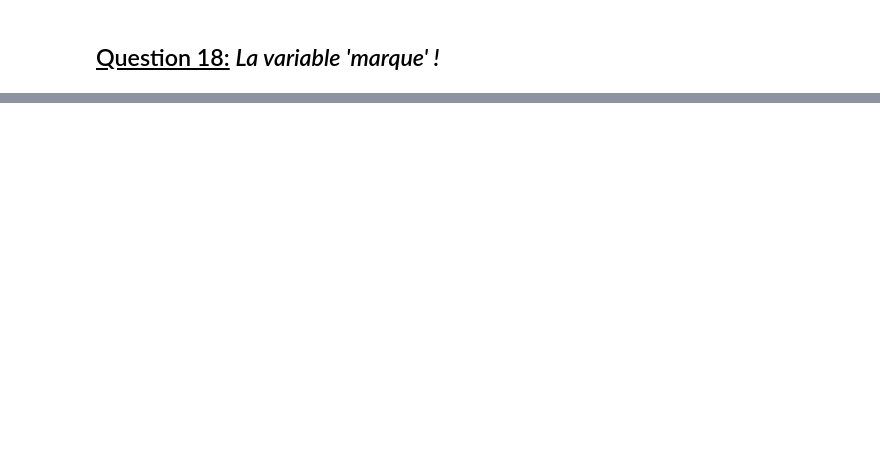
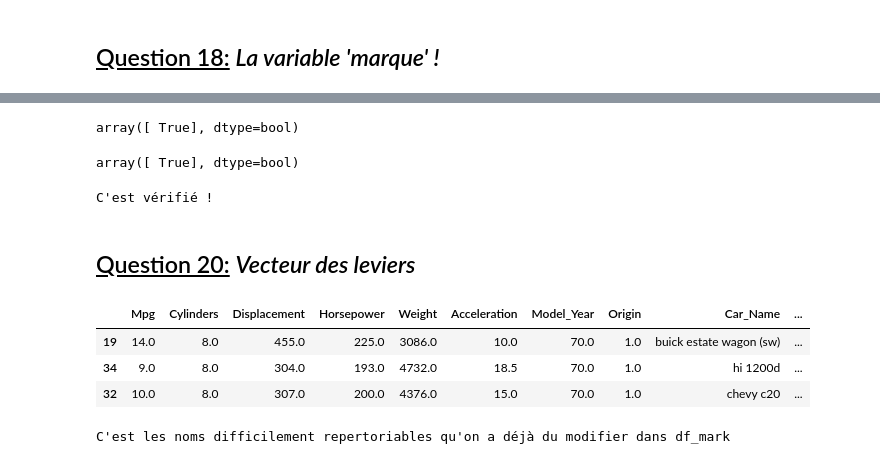
Before and after one commit to ClementTr/Statistics, a Jupyter notebook: TP2/TP_2.ipynb, the cells around one changed output, grey strips where cells are left out. Drawn from its saved outputs; the diff is of its cells as text; code cells hidden in the pictures; blank space fills up the shorter version.

Commit message:
Have first v full of TP2

```diff
--- a/TP2/TP_2.ipynb
+++ b/TP2/TP_2.ipynb
@@ -337,15 +341,15 @@ a1: 0.161490302931
 columns_names=["Mpg", "Cylinders", "Displacement", "Horsepower", "Weight",
                "Acceleration", "Model_Year", "Origin", "Car_Name"]
 
-df = pd.read_csv("https://archive.ics.uci.edu/ml/machine-learning-databases/auto-mpg/auto-mpg.data-original",
-                 sep="\s+", names=columns_names)
+df_cars = pd.read_csv("https://archive.ics.uci.edu/ml/machine-learning-databases/auto-mpg/auto-mpg.data-original",
+                      sep="\s+", names=columns_names)
 
-print("Taille du data frame avant suppression des valeurs manquantes:", len(df))
-df = df.dropna()
-print("Taille du data frame après suppression des valeurs manquantes:", len(df))
+print("Taille du data frame avant suppression des valeurs manquantes:", len(df_cars))
+df_cars = df_cars.dropna()
+print("Taille du data frame après suppression des valeurs manquantes:", len(df_cars))
 print("On notera qu'il fallait faire attention aux informations données par la documentation des données.")
 print("Pas d'indicateur de valeurs manquantes.")
-df.head()
+df_cars.head()
 # %% [output]
 Taille du data frame avant suppression des valeurs manquantes: 406
 Taille du data frame après suppression des valeurs manquantes: 392
@@ -646,0 +642,5 @@ Les dix variables les plus explicatives sont les variables aux plus forts coeffi
+# %%
+X_scaled = scale(X)
+U, s, V = np.linalg.svd(X_scaled, full_matrices=False)
+H = U.dot(np.transpose(U))
+H
@@ -646,0 +661,30 @@ Les dix variables les plus explicatives sont les variables aux plus forts coeffi
+# %%
+np.unique(np.isclose(np.dot(H,H), np.transpose(H)))
+# %% [output]
+array([ True], dtype=bool)
+# %%
+# Ou encore
+np.unique(np.isclose(
+    X_scaled.dot(inv((np.transpose(X_scaled)).dot(X_scaled))).dot(np.transpose(X_scaled)),
+    H))
+# %% [output]
+array([ True], dtype=bool)
+# %%
+print("C'est vérifié !")
+# %% [output]
+C'est vérifié !
+# %% [markdown]
+## <u>Question 20:</u> <i>Vecteur des leviers</i>
+# %%
+leviers = np.diag(H)
+df_cars["Leviers"] = leviers
+df_cars.sort_values(by="Leviers", ascending=False).head(3)
+# %% [output]
+|  | Mpg | Cylinders | Displacement | Horsepower | Weight | Acceleration | Model_Year | Origin | Car_Name | ... |
+| 19 | 14.0 | 8.0 | 455.0 | 225.0 | 3086.0 | 10.0 | 70.0 | 1.0 | buick estate wagon (sw) | ... |
+| 34 | 9.0 | 8.0 | 304.0 | 193.0 | 4732.0 | 18.5 | 70.0 | 1.0 | hi 1200d | ... |
+| 32 | 10.0 | 8.0 | 307.0 | 200.0 | 4376.0 | 15.0 | 70.0 | 1.0 | chevy c20 | ... |
+# %%
+print("C'est les noms difficilement repertoriables qu'on a déjà du modifier dans df_mark")
+# %% [output]
+C'est les noms difficilement repertoriables qu'on a déjà du modifier dans df_mark
```
Also changed, not shown: parts of 43 cells of this notebook.
